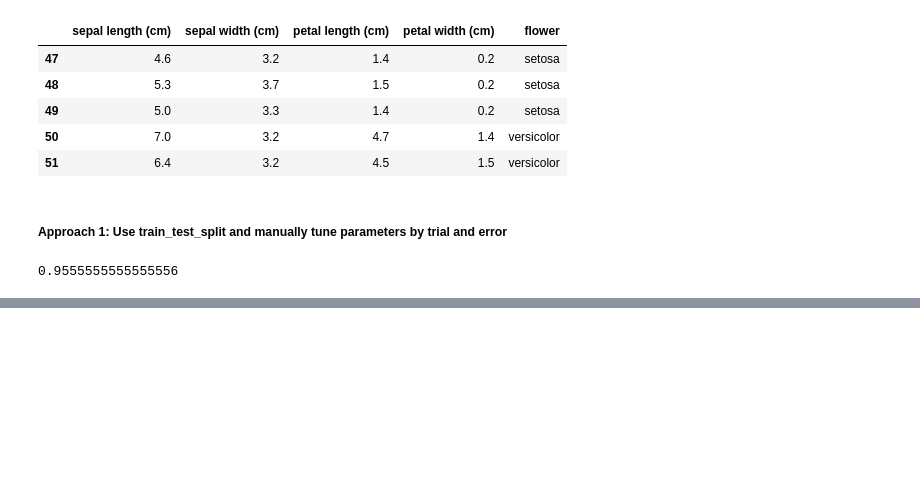
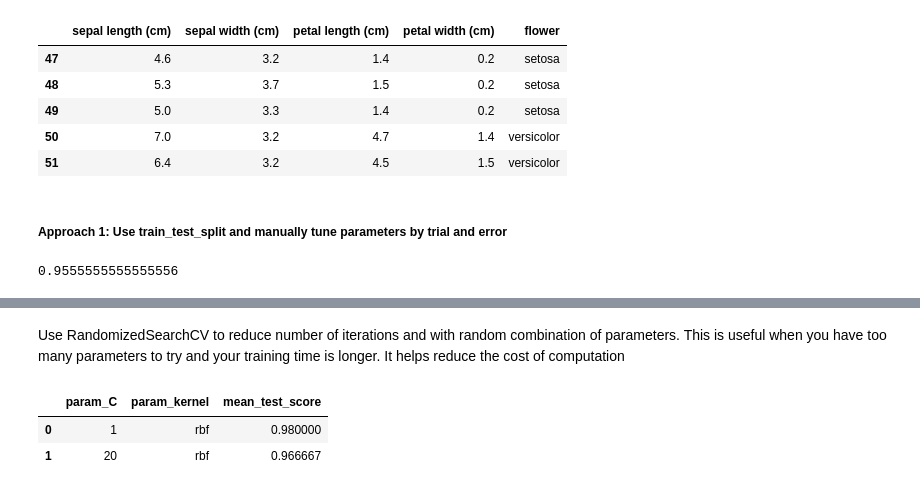
Before and after one commit to Bryankamanda/13-Hyper-parameter-Tuning-GridSearchCV-, a Jupyter notebook: Hyper parameter Tuning (GridSearchCV).ipynb, the cells around one changed output, grey strips where cells are left out. Drawn from its saved outputs; the diff is of its cells as text; code cells hidden in the pictures; blank space fills up the shorter version.

```diff
--- a/Hyper parameter Tuning (GridSearchCV).ipynb
+++ b/Hyper parameter Tuning (GridSearchCV).ipynb
@@ -37,0 +151,18 @@ cross_val_score(svm.SVC(kernel='linear',C=10,gamma='auto'),iris.data, iris.targe
+# %% [markdown]
+Use RandomizedSearchCV to reduce number of iterations and with random combination of parameters. This is useful when you have too many parameters to try and your training time is longer. It helps reduce the cost of computation
+# %%
+from sklearn.model_selection import RandomizedSearchCV
+rs = RandomizedSearchCV(svm.SVC(gamma='auto'), {
+        'C': [1,10,20],
+        'kernel': ['rbf','linear']
+    },
+    cv=5,
+    return_train_score=False,
+    n_iter=2
+)
+rs.fit(iris.data, iris.target)
+pd.DataFrame(rs.cv_results_)[['param_C','param_kernel','mean_test_score']]
+# %% [output]
+|  | param_C | param_kernel | mean_test_score |
+| 0 | 1 | rbf | 0.980000 |
+| 1 | 20 | rbf | 0.966667 |
```
Also changed, not shown: parts of 16 cells of this notebook.
